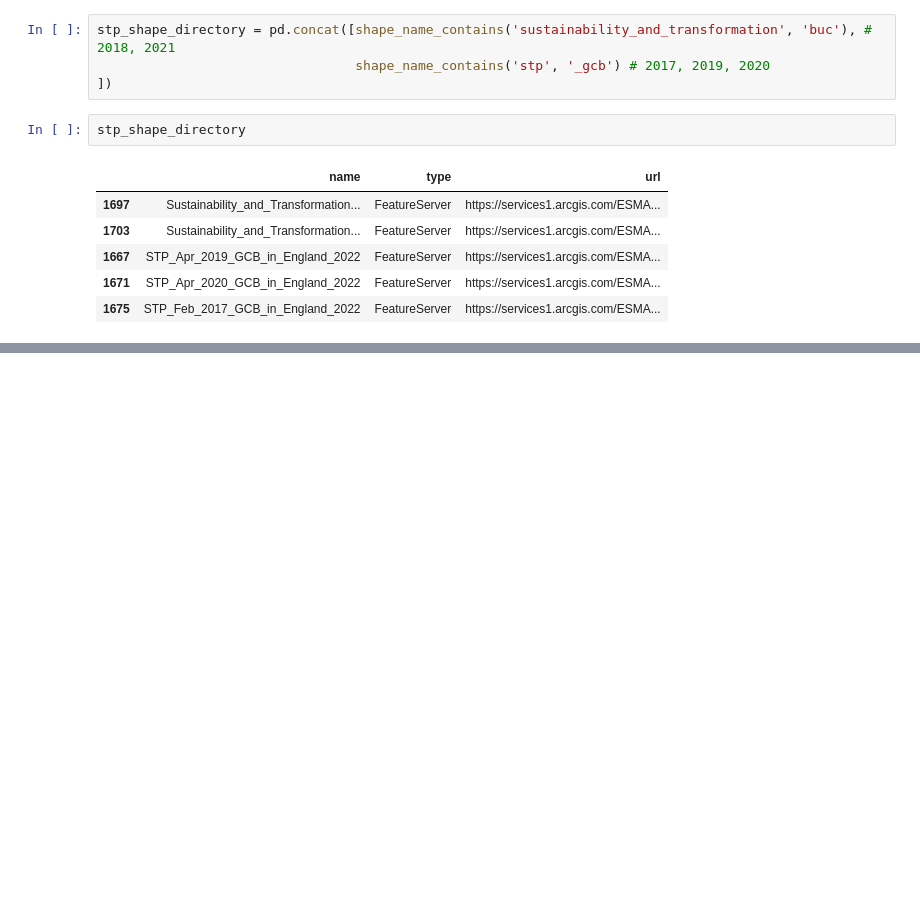
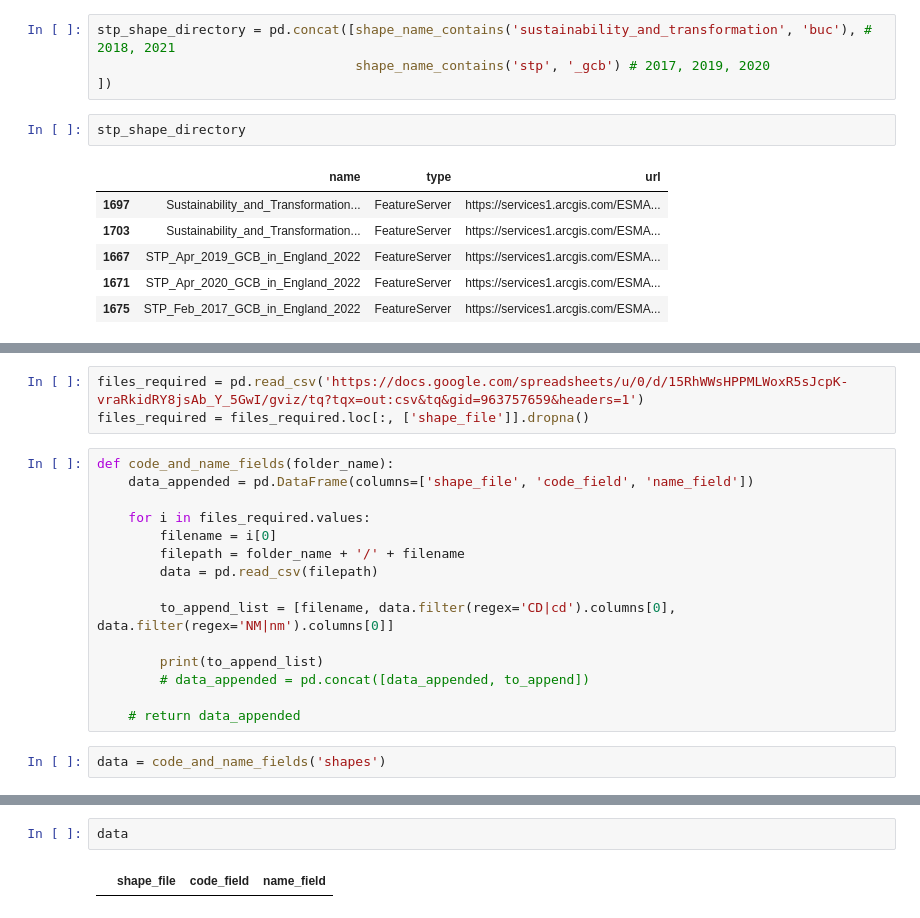
Before and after one commit to NIHR-BI/Health_Indicators, a Jupyter notebook: ons_open_geography.ipynb, the cells around one changed output, grey strips where cells are left out. Saved outputs shown, nothing was run; the diff lists cells and outputs as text; blank space fills up the shorter version.

```diff
--- a/ons_open_geography.ipynb
+++ b/ons_open_geography.ipynb
@@ -230,0 +201,20 @@ STP_Feb_2017_GCB_in_England_2022.csv successfully saved
+# %%
+files_required = pd.read_csv('https://docs.google.com/spreadsheets/u/0/d/15RhWWsHPPMLWoxR5sJcpK-vraRkidRY8jsAb_Y_5GwI/gviz/tq?tqx=out:csv&tq&gid=963757659&headers=1')
+files_required = files_required.loc[:, ['shape_file']].dropna()
+# %%
+def code_and_name_fields(folder_name):
+    data_appended = pd.DataFrame(columns=['shape_file', 'code_field', 'name_field'])
+
+    for i in files_required.values:
+        filename = i[0]
+        filepath = folder_name + '/' + filename
+        data = pd.read_csv(filepath)
+
+        to_append_list = [filename, data.filter(regex='CD|cd').columns[0], data.filter(regex='NM|nm').columns[0]]
+
+        print(to_append_list)
+        # data_appended = pd.concat([data_appended, to_append])
+
+    # return data_appended
+# %%
+data = code_and_name_fields('shapes')
@@ -230,0 +240,4 @@ STP_Feb_2017_GCB_in_England_2022.csv successfully saved
+# %%
+data
+# %% [output]
+|  | shape_file | code_field | name_field |
```
Also changed, not shown: parts of 10 cells of this notebook.
